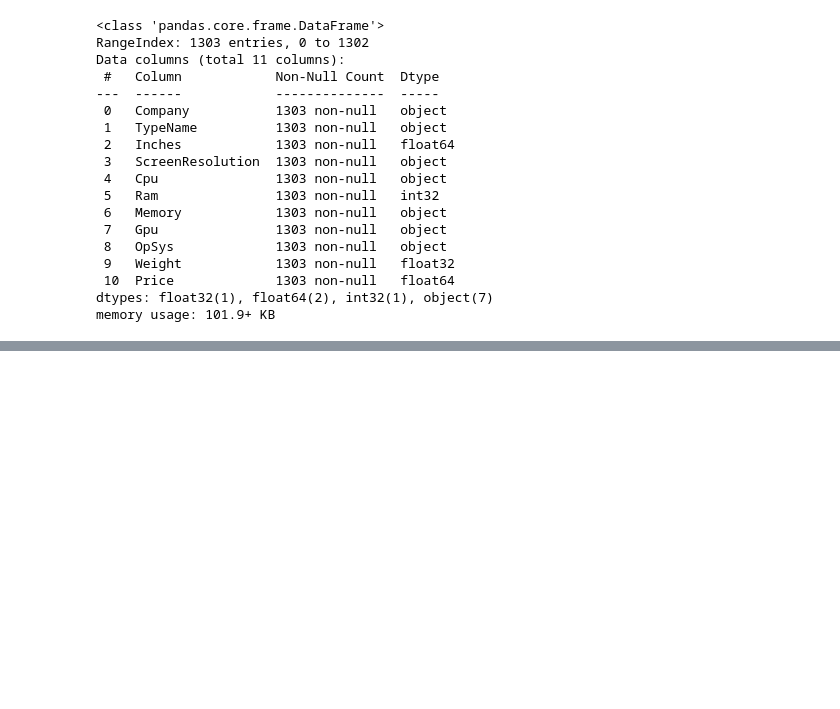
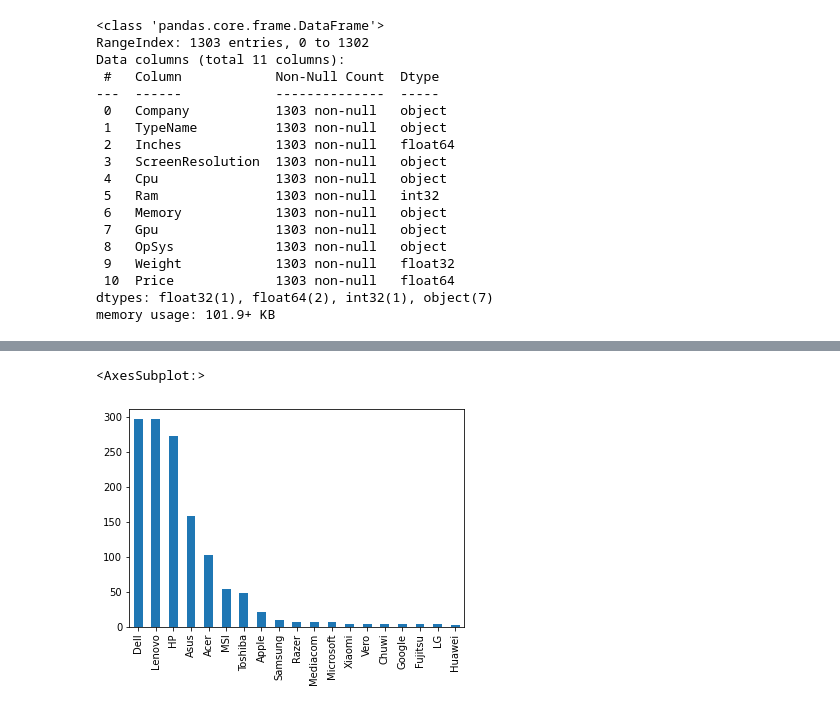
Before and after one commit to isha64/laptop-price-prediction, a Jupyter notebook: laptop-price-prediction.ipynb, the cells around one changed output, grey strips where cells are left out. Drawn from its saved outputs; the diff is of its cells as text; code cells hidden in the pictures; blank space fills up the shorter version.

```diff
--- a/laptop-price-prediction.ipynb
+++ b/laptop-price-prediction.ipynb
@@ -107,0 +115,5 @@ memory usage: 101.9+ KB
+# %%
+df['Company'].value_counts().plot(kind='bar')
+# %% [output]
+<AxesSubplot:>
+[figure, added]
```
Also changed, not shown: parts of 2 cells of this notebook.
